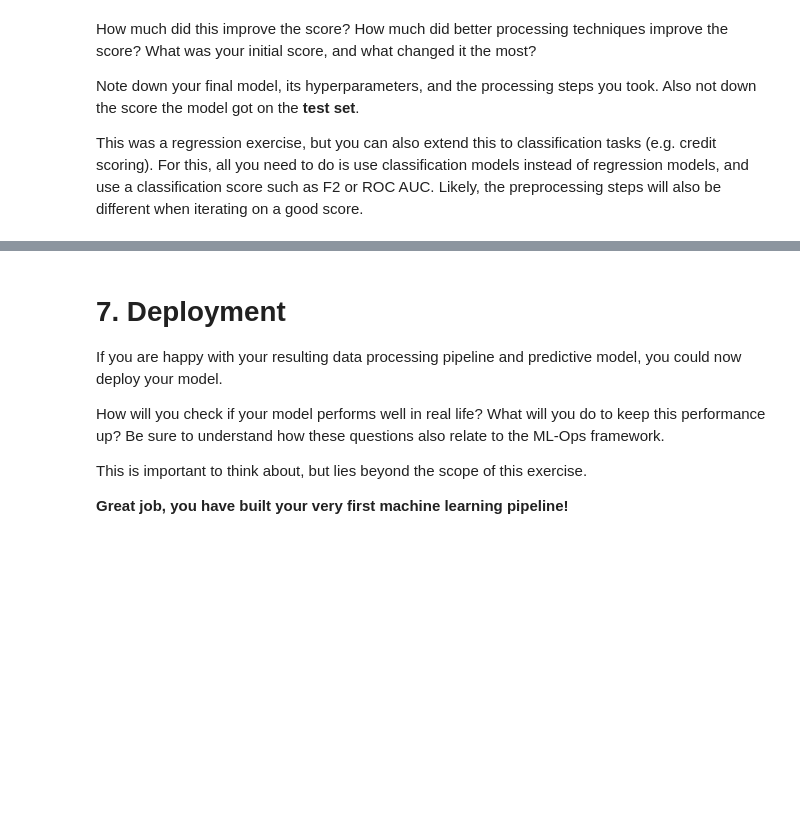
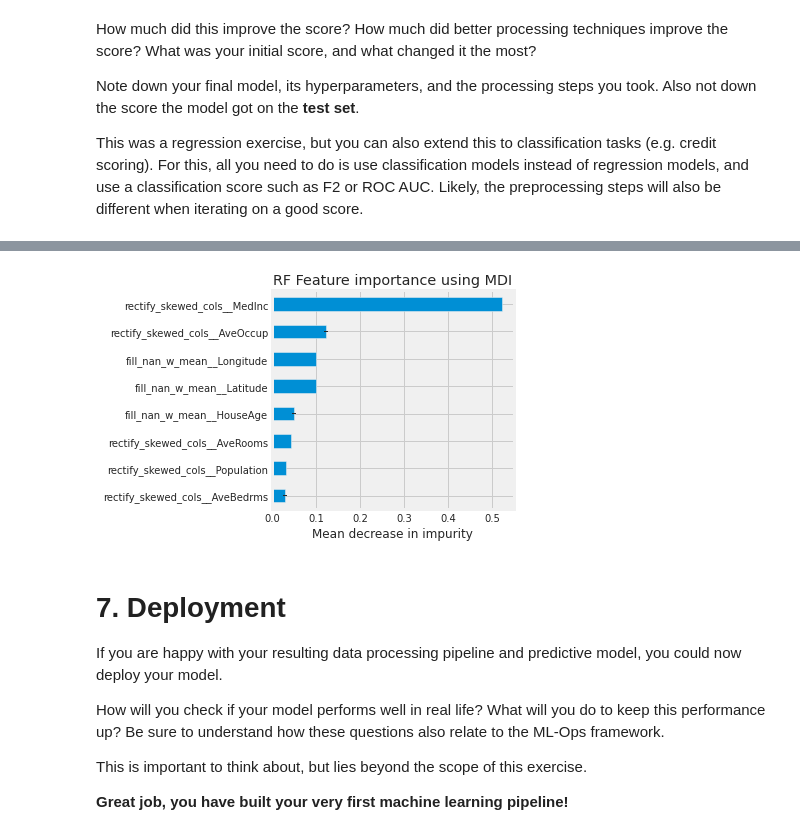
Before and after one commit to bgmeulem/CRISP-DM, a Jupyter notebook: Preprocessing_and_CRISP_DM.ipynb, the cells around one changed output, grey strips where cells are left out. Cells and saved outputs as stored; diff of their text form; code cells hidden in the pictures; blank space fills up the shorter version.

```diff
--- a/Preprocessing_and_CRISP_DM.ipynb
+++ b/Preprocessing_and_CRISP_DM.ipynb
@@ -593,3 +640,16 @@ Preprocessing steps:
+# %%
+rf = fitted_models["rf"]  # get the fitted model from the dictionary using the shorthand name
+importances = rf.feature_importances_
+std = np.std([tree.feature_importances_ for tree in rf.estimators_], axis=0)  # standard deviation on the average Gini impurity over all the decision trees
+forest_importances = pd.Series(importances, index=feature_names).sort_values(ascending=True)
+
+fig, ax = plt.subplots()
+forest_importances.plot.barh(yerr=std, ax=ax)
+ax.set_title("RF Feature importance using MDI")  # Mean Decrease in Impurity
+ax.set_xlabel("Mean decrease in impurity")
+fig.tight_layout()
+# %% [output]
+[figure, added]
 # %% [markdown]
 # 7. Deployment
 If you are happy with your resulting data processing pipeline and predictive model, you could now deploy your model.
```
Also changed, not shown: parts of 15 cells of this notebook.
